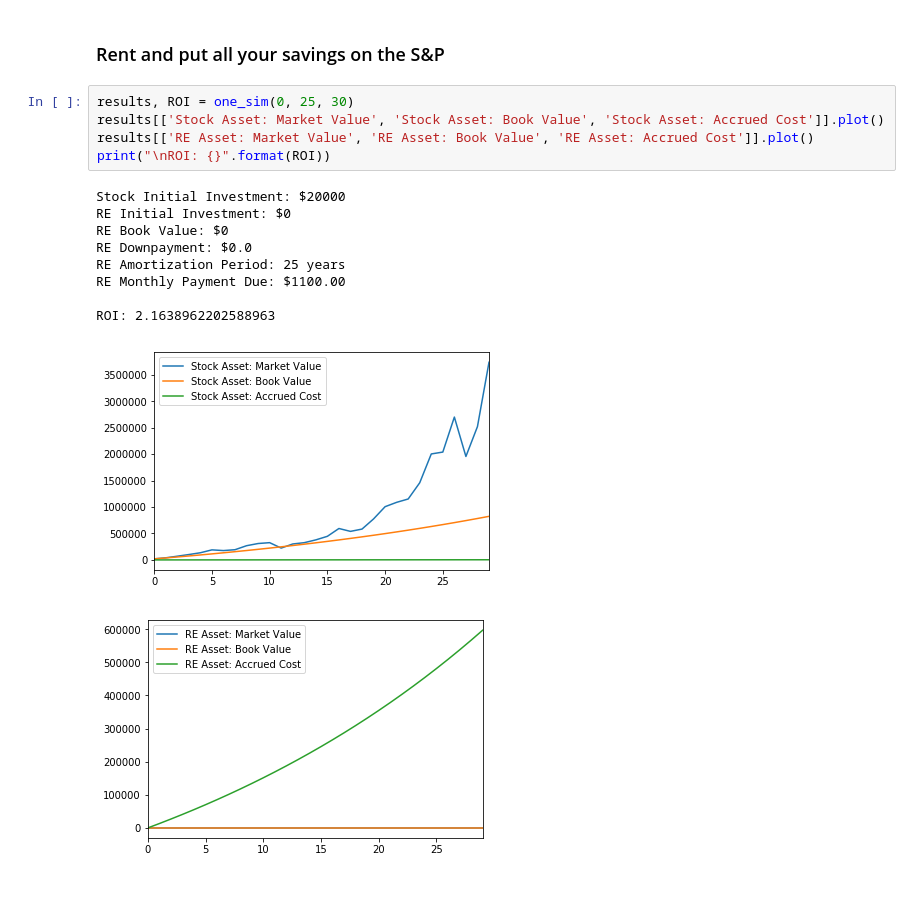
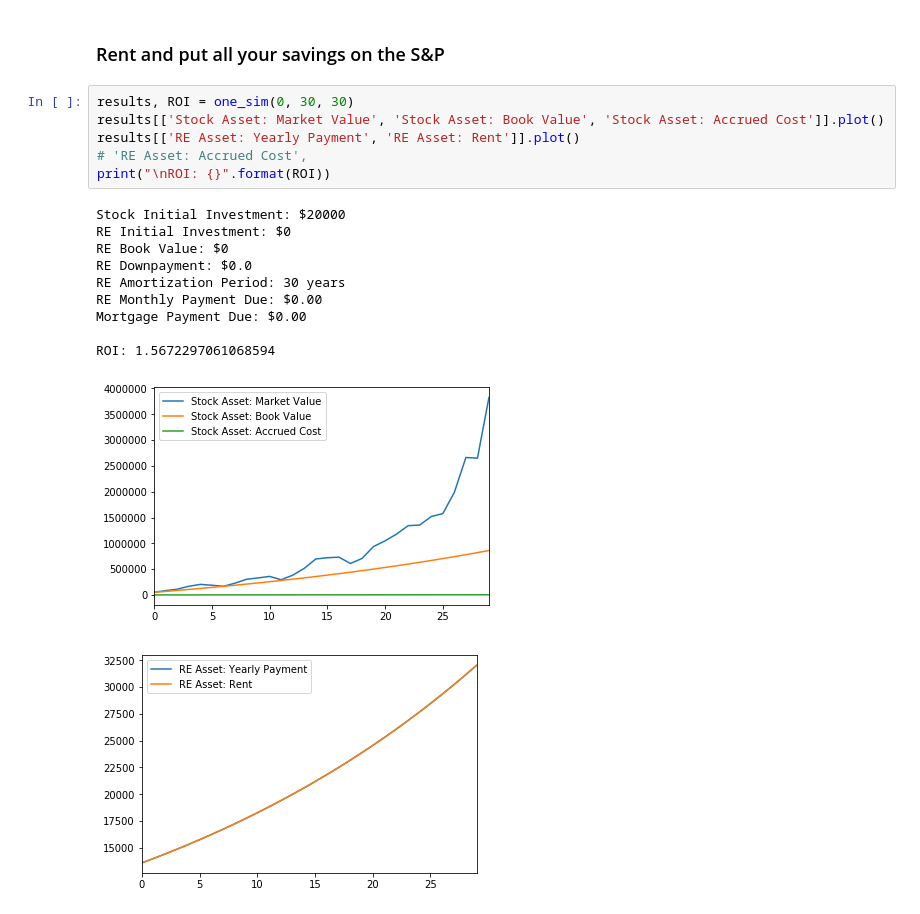
Before and after one commit to oliverfoster27/Monte-Carlo-Real-Estate, a Jupyter notebook: One-Time Simulation.ipynb, the cells around one changed output. Cells and saved outputs as stored; diff of their text form.

```diff
--- a/One-Time Simulation.ipynb
+++ b/One-Time Simulation.ipynb
@@ -29,18 +30,20 @@ ROI: 0.5439343716899422
 # %% [markdown]
 ### Rent and put all your savings on the S&P
 # %%
-results, ROI = one_sim(0, 25, 30)
+results, ROI = one_sim(0, 30, 30)
 results[['Stock Asset: Market Value', 'Stock Asset: Book Value', 'Stock Asset: Accrued Cost']].plot()
-results[['RE Asset: Market Value', 'RE Asset: Book Value', 'RE Asset: Accrued Cost']].plot()
+results[['RE Asset: Yearly Payment', 'RE Asset: Rent']].plot()
+# 'RE Asset: Accrued Cost',
 print("\nROI: {}".format(ROI))
 # %% [output]
 Stock Initial Investment: $20000
 RE Initial Investment: $0
 RE Book Value: $0
 RE Downpayment: $0.0
-RE Amortization Period: 25 years
-RE Monthly Payment Due: $1100.00
+RE Amortization Period: 30 years
+RE Monthly Payment Due: $0.00
+Mortgage Payment Due: $0.00
 
-ROI: 2.1638962202588963
+ROI: 1.5672297061068594
-[figure, old version]
+[figure, new version]
-[figure, old version]
+[figure, new version]
```
Also changed, not shown: parts of 1 cell of this notebook, 2 other files.
